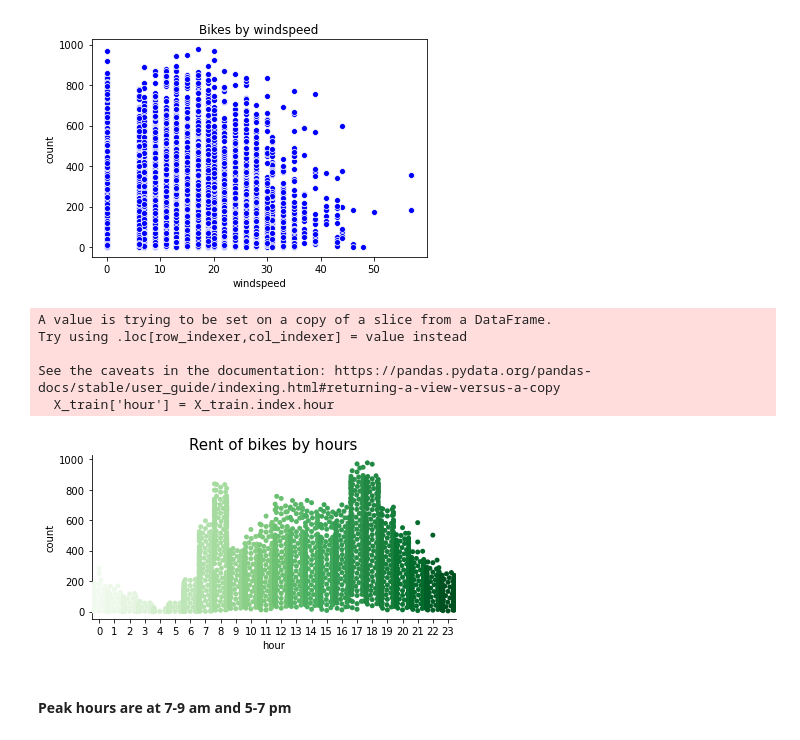
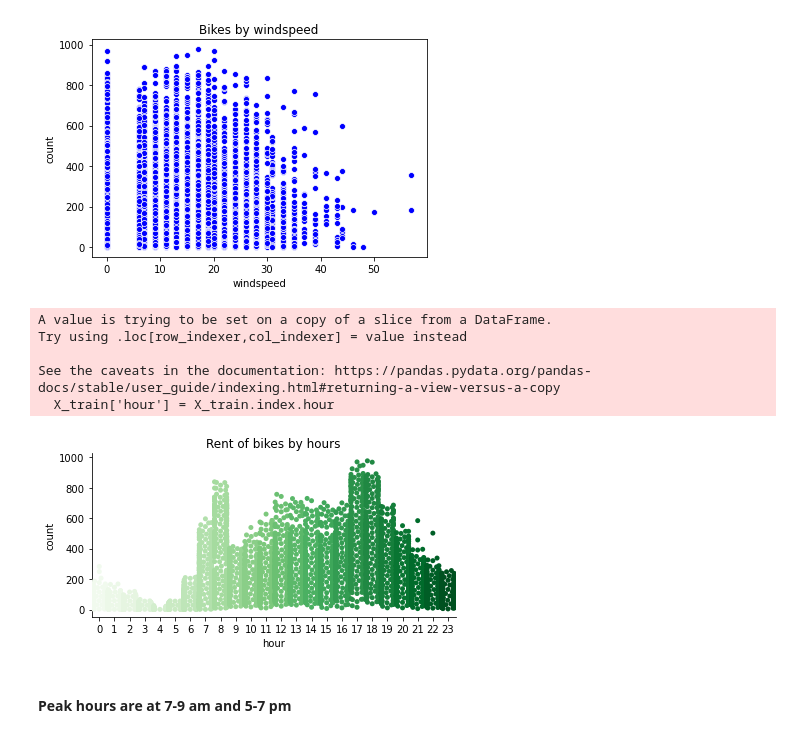
Before and after one commit to madinamarat/machine_learning_projects, a Jupyter notebook: 03_bikes/bicycles_data_analysis.ipynb, the cells around one changed output. Saved outputs shown, nothing was run; the diff lists cells and outputs as text; code cells hidden in the pictures.

```diff
--- a/03_bikes/bicycles_data_analysis.ipynb
+++ b/03_bikes/bicycles_data_analysis.ipynb
@@ -120,16 +120,16 @@ Text(0.5, 1.0, 'Bikes by windspeed')
 # %%
 plt.rcParams['figure.figsize'] = (10,6)
 X_train['hour'] = X_train.index.hour
 sns.catplot(x='hour', y="count", kind='swarm', data=X_train, palette="Greens", height=3, aspect=2)
-plt.title('Rent of bikes by hours',fontsize=15)
+plt.title('Rent of bikes by hours')
 plt.savefig('./data/rent_by_hours.png', dpi=80, bbox_inches='tight')
 # %% [output]
 A value is trying to be set on a copy of a slice from a DataFrame.
 Try using .loc[row_indexer,col_indexer] = value instead
 
 See the caveats in the documentation: https://pandas.pydata.org/pandas-docs/stable/user_guide/indexing.html#returning-a-view-versus-a-copy
   X_train['hour'] = X_train.index.hour
-[figure, old version]
+[figure, new version]
 # %% [markdown]
 #### Peak hours are at 7-9 am and 5-7 pm
 # %%
```
Also changed, not shown: 1 other file.
